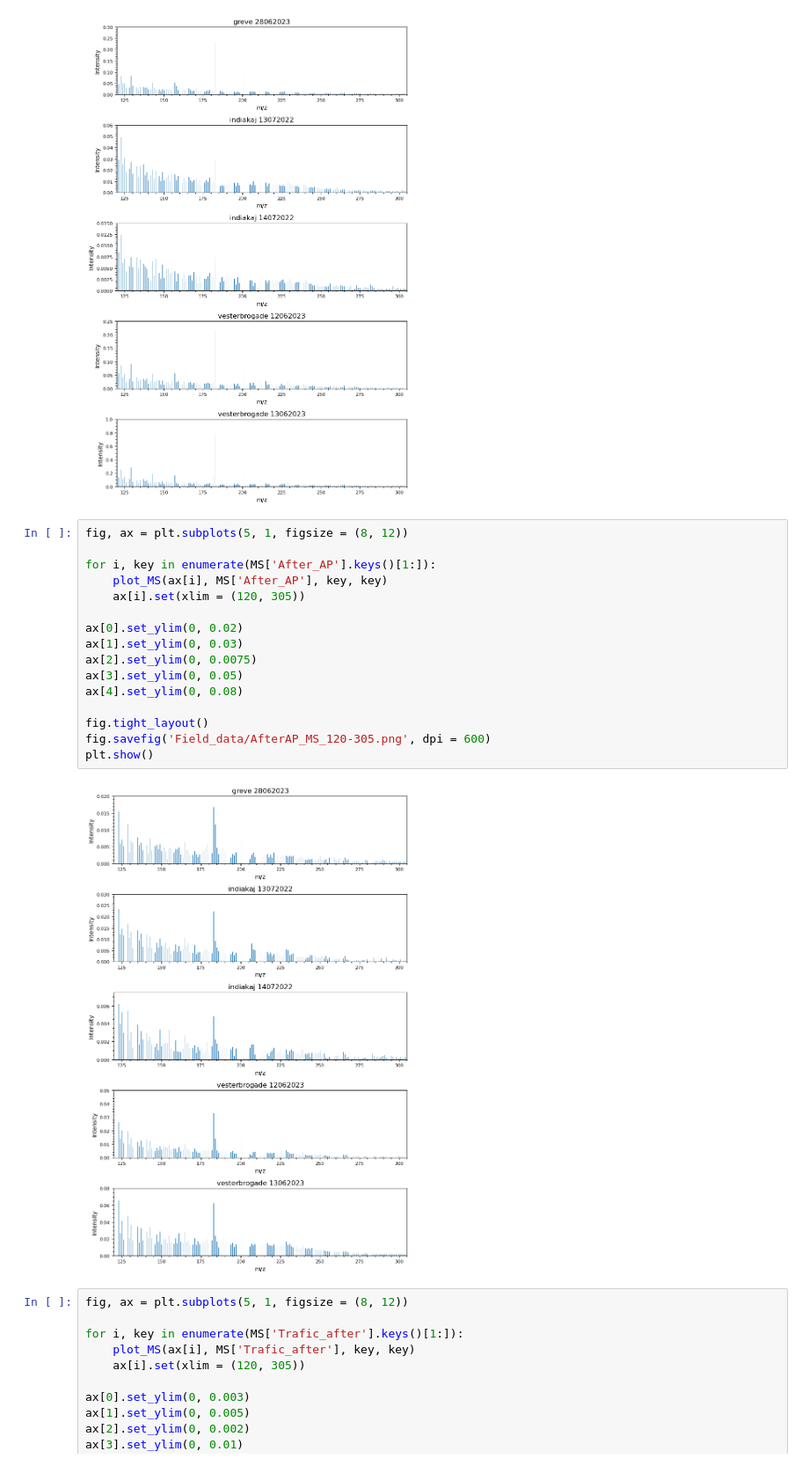
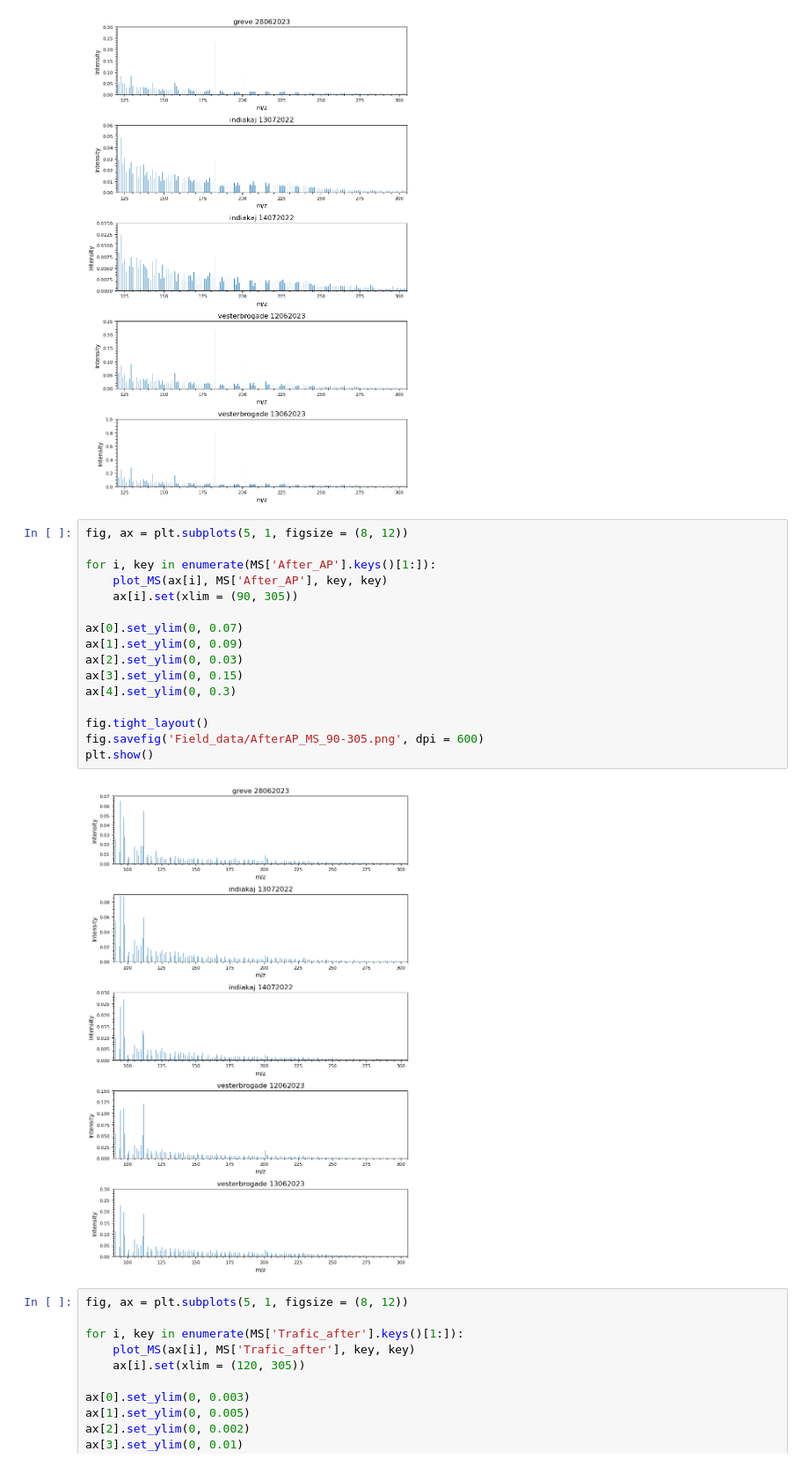
Before and after one commit to Normann25/NFA_project, a Jupyter notebook: field.ipynb, the cells around one changed output. Shown at 88% size. Cells and saved outputs as stored; diff of their text form.

```diff
--- a/field.ipynb
+++ b/field.ipynb
@@ -93,21 +93,21 @@ plt.show()
 # %%
 fig, ax = plt.subplots(5, 1, figsize = (8, 12))
 
 for i, key in enumerate(MS['After_AP'].keys()[1:]):
     plot_MS(ax[i], MS['After_AP'], key, key)
-    ax[i].set(xlim = (120, 305))
+    ax[i].set(xlim = (90, 305))
 
-ax[0].set_ylim(0, 0.02)
-ax[1].set_ylim(0, 0.03)
-ax[2].set_ylim(0, 0.0075)
-ax[3].set_ylim(0, 0.05)
-ax[4].set_ylim(0, 0.08)
+ax[0].set_ylim(0, 0.07)
+ax[1].set_ylim(0, 0.09)
+ax[2].set_ylim(0, 0.03)
+ax[3].set_ylim(0, 0.15)
+ax[4].set_ylim(0, 0.3)
 
 fig.tight_layout()
-fig.savefig('Field_data/AfterAP_MS_120-305.png', dpi = 600)
+fig.savefig('Field_data/AfterAP_MS_90-305.png', dpi = 600)
 plt.show()
 # %% [output]
-[figure, old version]
+[figure, new version]
 # %%
 fig, ax = plt.subplots(5, 1, figsize = (8, 12))
 
```
Also changed, not shown: 1 other file.
